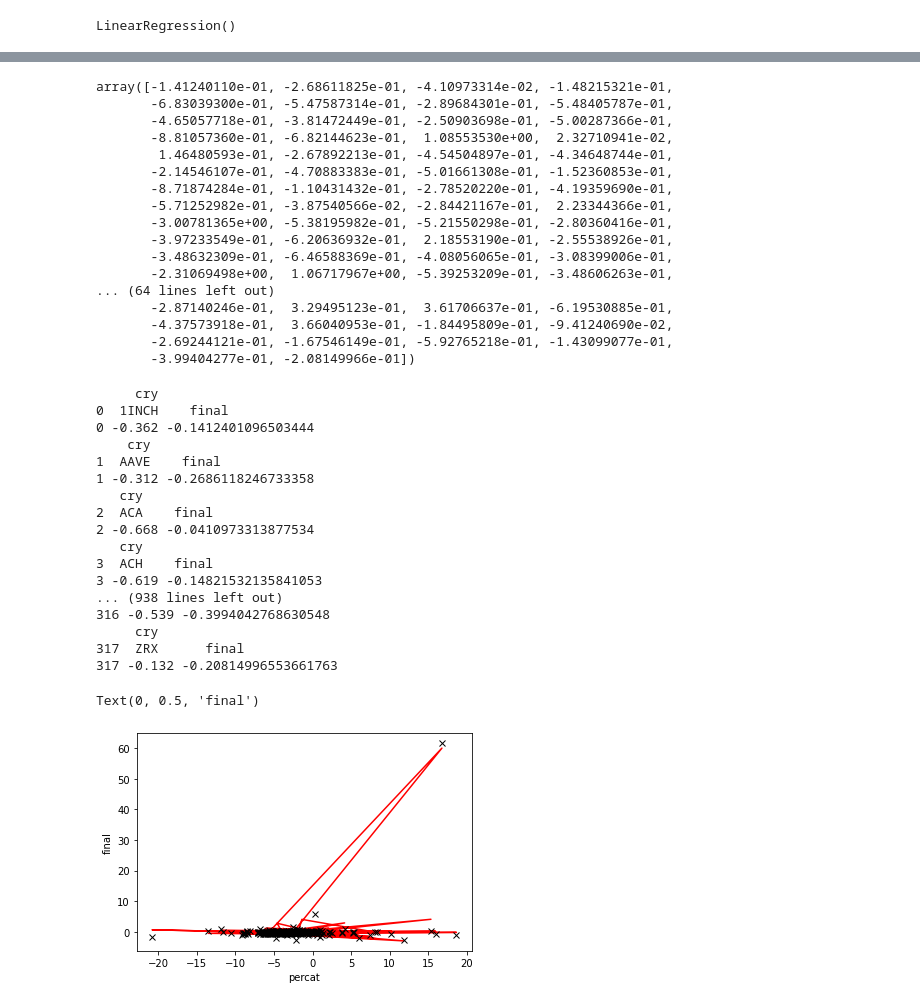
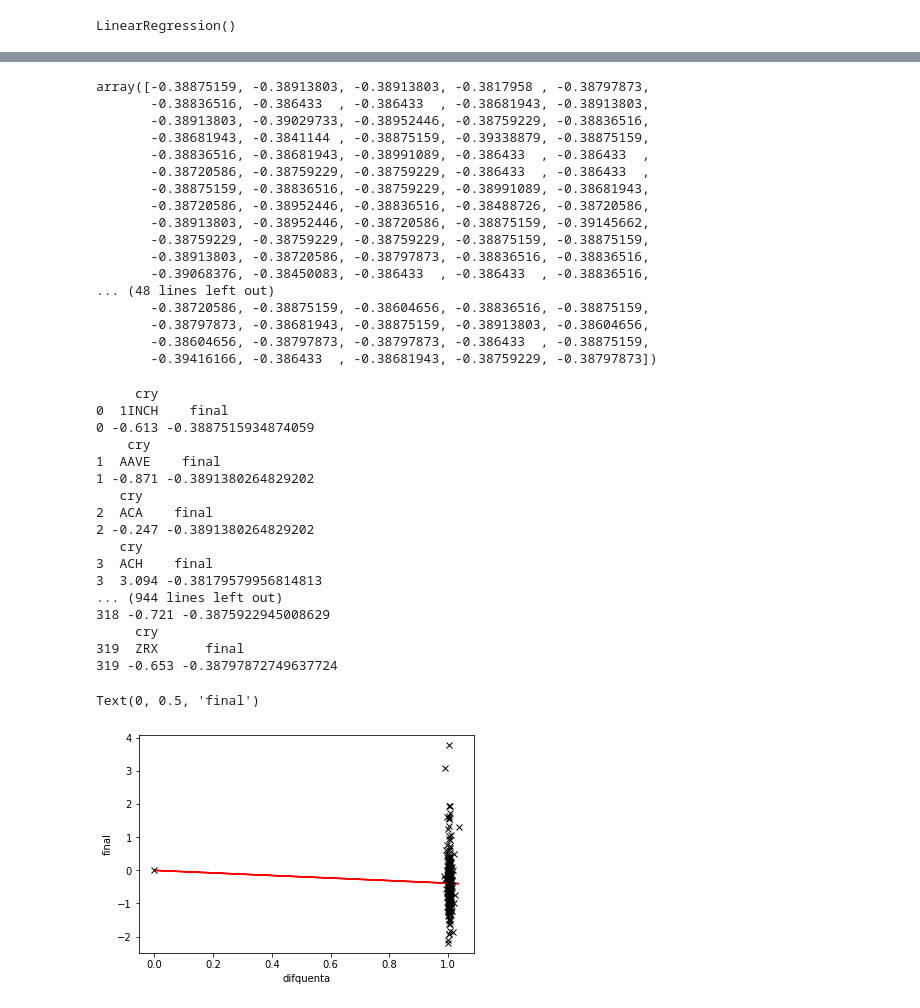
Before and after one commit to Francelo20/Frinance11, a Jupyter notebook: intel2.ipynb, the cells around one changed output, grey strips where cells are left out. Drawn from its saved outputs; the diff is of its cells as text; code cells hidden in the pictures.

```diff
--- a/intel2.ipynb
+++ b/intel2.ipynb
@@ -2,10 +2,16 @@
 import pandas as pd
 
 A = pd.read_json("final.json")
-df=pd.DataFrame(A, columns=[ 'percin', 'percat',  'difsupperc', 'preres',
-       'difresperc', 'difquenta',  'rmaxtu', 'favor', 'volmom',
+df=pd.DataFrame(A, columns=[ 'volume', 'gelo', 'percgel', 'percin', 'percat', 'difpercatin',
+       'preop', 'prein', 'preat', 'presup', 'difsupperc', 'preres',
+       'difresperc', 'difquenta', 'qualymes', 'rmaxtu', 'favor', 'volmom',
        'relvolmom', 'reltrade', 'trades', 'acumperc', 'maxperc', 'minperc',
-       'aumeperc', 'final']) ##columns=[]
+       'difmm', 'aumeperc', 'final'
+]) ##columns=[]
+
 A.columns
 #df.columns
+#'percgel',  'difquenta',  'rmaxtu', 'difmm', 'aumeperc'
+#'acumperc','aumeperc'
+#'rmaxtu'
 # %% [output]
@@ -123,25 +126,25 @@ resultado= est.predict()
 resultado
 #print (pd.crosstab(Y_test, resultado, rownames=['Real'], colnames=['Predito'], margins=True))
 # %% [output]
-array([-1.41240110e-01, -2.68611825e-01, -4.10973314e-02, -1.48215321e-01,
-       -6.83039300e-01, -5.47587314e-01, -2.89684301e-01, -5.48405787e-01,
-       -4.65057718e-01, -3.81472449e-01, -2.50903698e-01, -5.00287366e-01,
-       -8.81057360e-01, -6.82144623e-01,  1.08553530e+00,  2.32710941e-02,
-        1.46480593e-01, -2.67892213e-01, -4.54504897e-01, -4.34648744e-01,
-       -2.14546107e-01, -4.70883383e-01, -5.01661308e-01, -1.52360853e-01,
-       -8.71874284e-01, -1.10431432e-01, -2.78520220e-01, -4.19359690e-01,
-       -5.71252982e-01, -3.87540566e-02, -2.84421167e-01,  2.23344366e-01,
-       -3.00781365e+00, -5.38195982e-01, -5.21550298e-01, -2.80360416e-01,
-       -3.97233549e-01, -6.20636932e-01,  2.18553190e-01, -2.55538926e-01,
-       -3.48632309e-01, -6.46588369e-01, -4.08056065e-01, -3.08399006e-01,
-       -2.31069498e+00,  1.06717967e+00, -5.39253209e-01, -3.48606263e-01,
-... (64 lines left out)
-       -2.87140246e-01,  3.29495123e-01,  3.61706637e-01, -6.19530885e-01,
-       -4.37573918e-01,  3.66040953e-01, -1.84495809e-01, -9.41240690e-02,
-       -2.69244121e-01, -1.67546149e-01, -5.92765218e-01, -1.43099077e-01,
-       -3.99404277e-01, -2.08149966e-01])
+array([-0.38875159, -0.38913803, -0.38913803, -0.3817958 , -0.38797873,
+       -0.38836516, -0.386433  , -0.386433  , -0.38681943, -0.38913803,
+       -0.38913803, -0.39029733, -0.38952446, -0.38759229, -0.38836516,
+       -0.38681943, -0.3841144 , -0.38875159, -0.39338879, -0.38875159,
+       -0.38836516, -0.38681943, -0.38991089, -0.386433  , -0.386433  ,
+       -0.38720586, -0.38759229, -0.38759229, -0.386433  , -0.386433  ,
+       -0.38875159, -0.38836516, -0.38759229, -0.38991089, -0.38681943,
+       -0.38720586, -0.38952446, -0.38836516, -0.38488726, -0.38720586,
+       -0.38913803, -0.38952446, -0.38720586, -0.38875159, -0.39145662,
+       -0.38759229, -0.38759229, -0.38759229, -0.38875159, -0.38875159,
+       -0.38913803, -0.38720586, -0.38797873, -0.38836516, -0.38836516,
+       -0.39068376, -0.38450083, -0.386433  , -0.386433  , -0.38836516,
+... (48 lines left out)
+       -0.38720586, -0.38875159, -0.38604656, -0.38836516, -0.38875159,
+       -0.38797873, -0.38681943, -0.38875159, -0.38913803, -0.38604656,
+       -0.38604656, -0.38797873, -0.38797873, -0.386433  , -0.38875159,
+       -0.39416166, -0.386433  , -0.38681943, -0.38759229, -0.38797873])
 # %%
-quantos=318
+quantos=320
 for index in range(quantos):
     qualcry= pd.DataFrame(A, columns=['cry'],index=[index])
     qualtava= pd.DataFrame(A, columns=['final'],index=[index])
@@ -149,31 +152,31 @@ for index in range(quantos):
 # %% [output]
      cry
 0  1INCH    final
-0 -0.362 -0.1412401096503444
+0 -0.613 -0.3887515934874059
     cry
 1  AAVE    final
-1 -0.312 -0.2686118246733358
+1 -0.871 -0.3891380264829202
    cry
 2  ACA    final
-2 -0.668 -0.0410973313877534
+2 -0.247 -0.3891380264829202
    cry
 3  ACH    final
-3 -0.619 -0.14821532135841053
-... (938 lines left out)
-316 -0.539 -0.3994042768630548
+3  3.094 -0.38179579956814813
+... (944 lines left out)
+318 -0.721 -0.3875922945008629
      cry
-317  ZRX      final
-317 -0.132 -0.20814996553661763
+319  ZRX      final
+319 -0.653 -0.38797872749637724
 # %%
 
 import matplotlib.pyplot as plt
 ##plt.figure(figsize=(10,10))
 ##plt.scatter(X_train, Y_train)
 ##plt.plot(X_test, funcao_regressao.predict(X_test), color='red')
-plt.plot(df['percat'], est.predict(),'r-', label='predicted' )
-plt.plot(df['percat'], df['final'], 'kx', label='data'  )
-plt.xlabel('percat')
+plt.plot(df['difquenta'], est.predict(),'r-', label='predicted' )
+plt.plot(df['difquenta'], df['final'], 'kx', label='data'  )
+plt.xlabel('difquenta')
 plt.ylabel('final')
 # %% [output]
 Text(0, 0.5, 'final')
-[figure, old version]
+[figure, new version]
```
Also changed, not shown: parts of 7 cells of this notebook, 11 other files.
